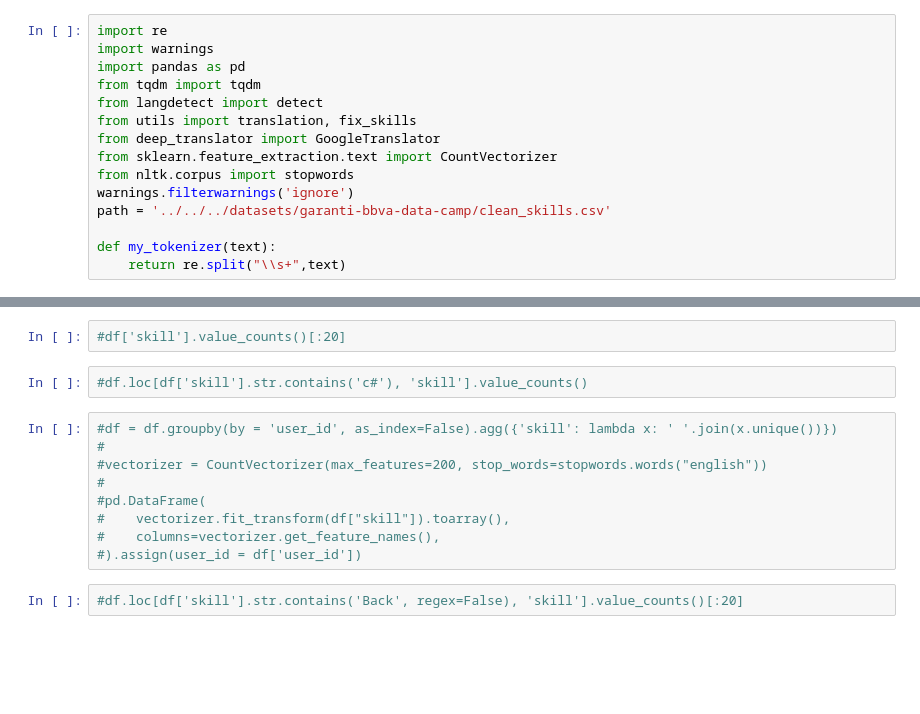
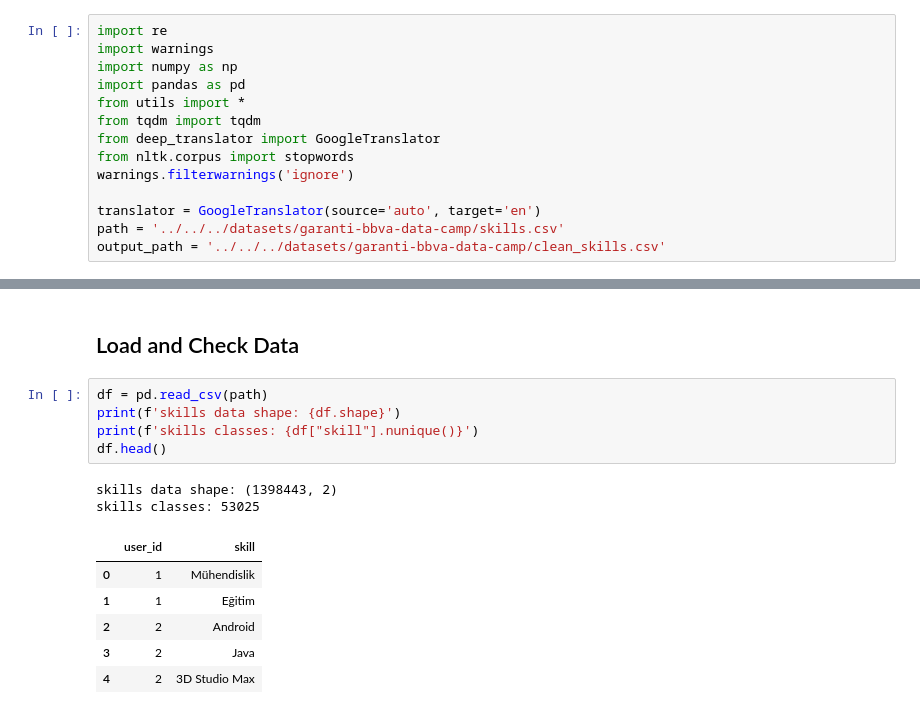
Before and after one commit to sercanyesiloz/Garanti-BBVA-Data-Camp-Coderspace, a Jupyter notebook: skills.ipynb, the cells around one changed output, grey strips where cells are left out. Drawn from its saved outputs; the diff is of its cells as text; blank space fills up the shorter version.

```diff
--- a/skills.ipynb
+++ b/skills.ipynb
@@ -1,15 +5,14 @@
 # %%
 import re
 import warnings
+import numpy as np
 import pandas as pd
+from utils import *
 from tqdm import tqdm
-from langdetect import detect
-from utils import translation, fix_skills
 from deep_translator import GoogleTranslator
-from sklearn.feature_extraction.text import CountVectorizer
 from nltk.corpus import stopwords
 warnings.filterwarnings('ignore')
-path = '../../../datasets/garanti-bbva-data-camp/clean_skills.csv'
 
-def my_tokenizer(text):
-    return re.split("\\s+",text)
+translator = GoogleTranslator(source='auto', target='en')
+path = '../../../datasets/garanti-bbva-data-camp/skills.csv'
+output_path = '../../../datasets/garanti-bbva-data-camp/clean_skills.csv'
@@ -433,15 +19,16 @@ def load_skills_v2(path: str, size: int = 50, seperator: str = "skill") -> pd.Da
-# %%
-#df['skill'].value_counts()[:20]
-# %%
-#df.loc[df['skill'].str.contains('c#'), 'skill'].value_counts()
-# %%
-#df = df.groupby(by = 'user_id', as_index=False).agg({'skill': lambda x: ' '.join(x.unique())})
-#
-#vectorizer = CountVectorizer(max_features=200, stop_words=stopwords.words("english"))
-#
-#pd.DataFrame(
-#    vectorizer.fit_transform(df["skill"]).toarray(),
-#    columns=vectorizer.get_feature_names(),
-#).assign(user_id = df['user_id'])
-# %%
-#df.loc[df['skill'].str.contains('Back', regex=False), 'skill'].value_counts()[:20]
+# %% [markdown]
+## Load and Check Data
+# %%
+df = pd.read_csv(path)
+print(f'skills data shape: {df.shape}')
+print(f'skills classes: {df["skill"].nunique()}')
+df.head()
+# %% [output]
+skills data shape: (1398443, 2)
+skills classes: 53025
+|  | user_id | skill |
+| 0 | 1 | Mühendislik |
+| 1 | 1 | Eğitim |
+| 2 | 2 | Android |
+| 3 | 2 | Java |
+| 4 | 2 | 3D Studio Max |
```
Also changed, not shown: parts of 37 cells of this notebook, 20 other files.
